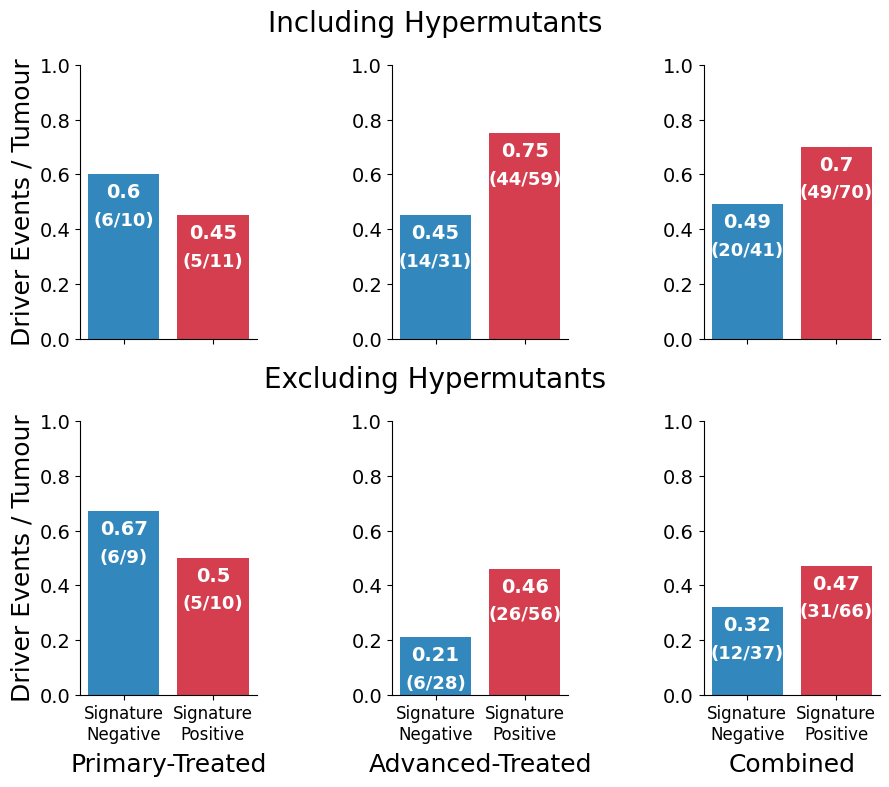
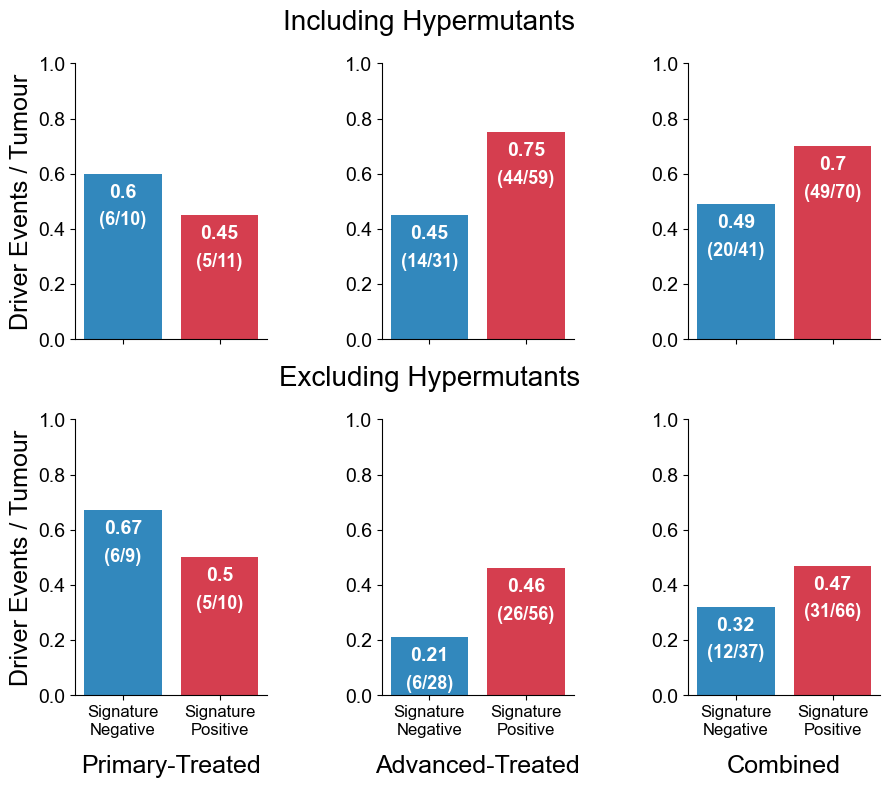
The notebook cell's code change between the first figure and the second:
--- before
+++ after
@@ -70,2 +70,3 @@
 
 #plt.savefig(os.path.join('/Users/mehdi/Documents/MyRepos/mutsigs_therapy/figures', 'ExFig_2a_rev2.pdf'), dpi=300, bbox_inches='tight')
+plt.savefig(os.path.join(fig_out, "ExFig_2a_f.svg"), format='svg', bbox_inches='tight', transparent=True)

Commit: revision 3